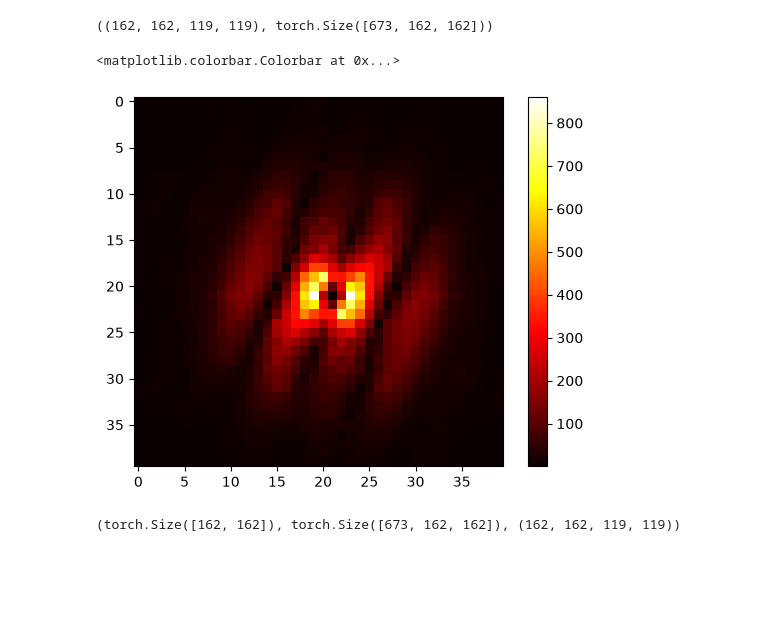
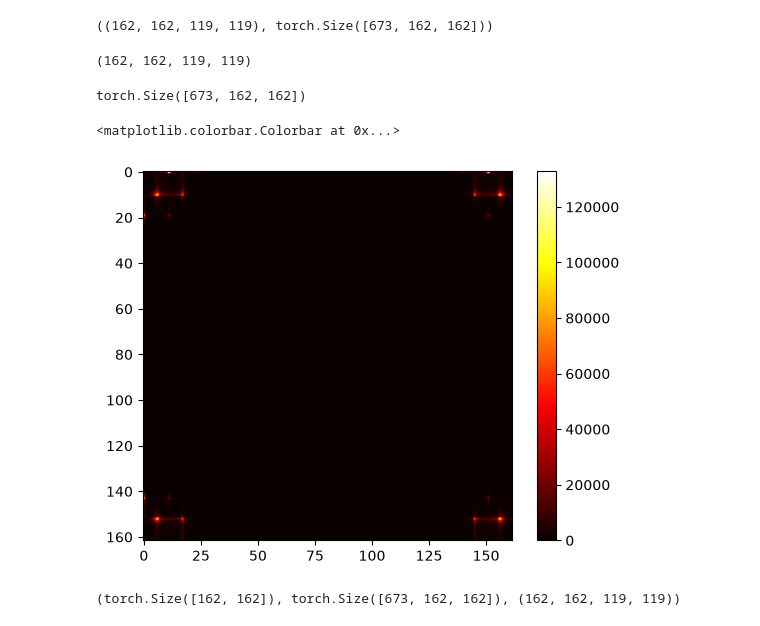
Before and after one commit to AdQuanta-Phase-Imaging/quantem, a Jupyter notebook: scripts/04 - direct methods - multiplex SSB.ipynb, the cells around one changed output. Cells and saved outputs as stored; diff of their text form; code cells hidden in the pictures; blank space fills up the shorter version.

```diff
--- a/scripts/04 - direct methods - multiplex SSB.ipynb
+++ b/scripts/04 - direct methods - multiplex SSB.ipynb
@@ -388,13 +387,22 @@ ptycho_merged = DirectPtychography.from_dataset4d(
     semiangle_cutoff=30,   # mrad
     aberration_coefs={"defocus": 0},  # Å
 ).reconstruct(deconvolution_kernel="ssb")
+# %%
+merged_scan.shape
+# %% [output]
+(162, 162, 119, 119)
+# %%
+ptycho_merged._vbf_fourier.shape
+# %% [output]
+torch.Size([673, 162, 162])
 # %%
 from scipy.ndimage import gaussian_filter
-plt.imshow(np.abs(ptycho_merged._vbf_fourier).sum(axis=0)[60:100,60:100], cmap='hot')
+plt.imshow(np.abs(ptycho_merged._vbf_fourier).sum(axis=0), cmap='hot')
+# plt.imshow(np.abs(ptycho_merged._vbf_fourier).sum(axis=0)[60:100,60:100], cmap='hot')
 plt.colorbar()
 # %% [output]
 <matplotlib.colorbar.Colorbar at 0x...>
-[figure, old version]
+[figure, new version]
 # %%
 ptycho_merged._return_upsampled_qgrid()[0].shape, ptycho_merged._vbf_fourier.shape, dataset.shape
 # %% [output]
```
Also changed, not shown: parts of 10 cells of this notebook, 2 other files.
